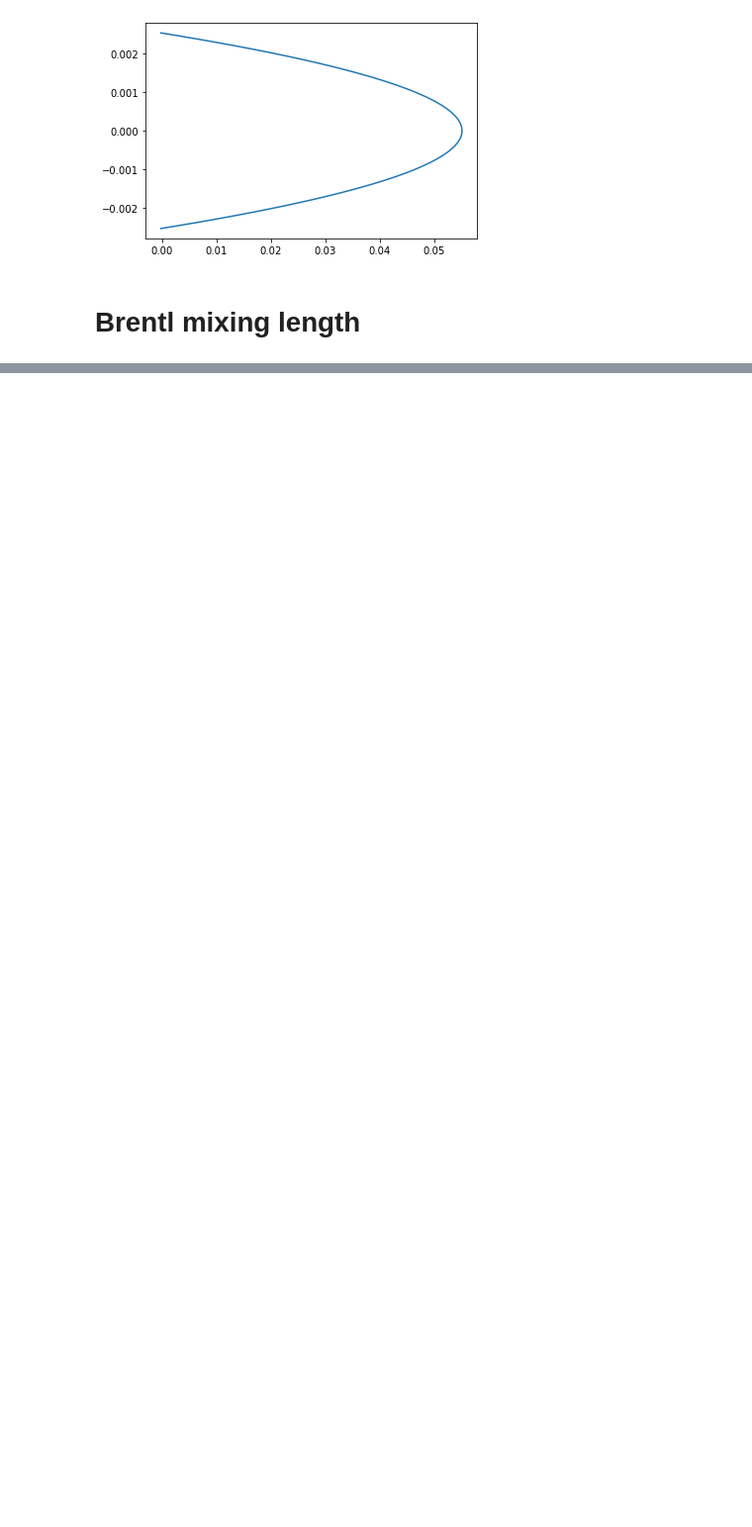
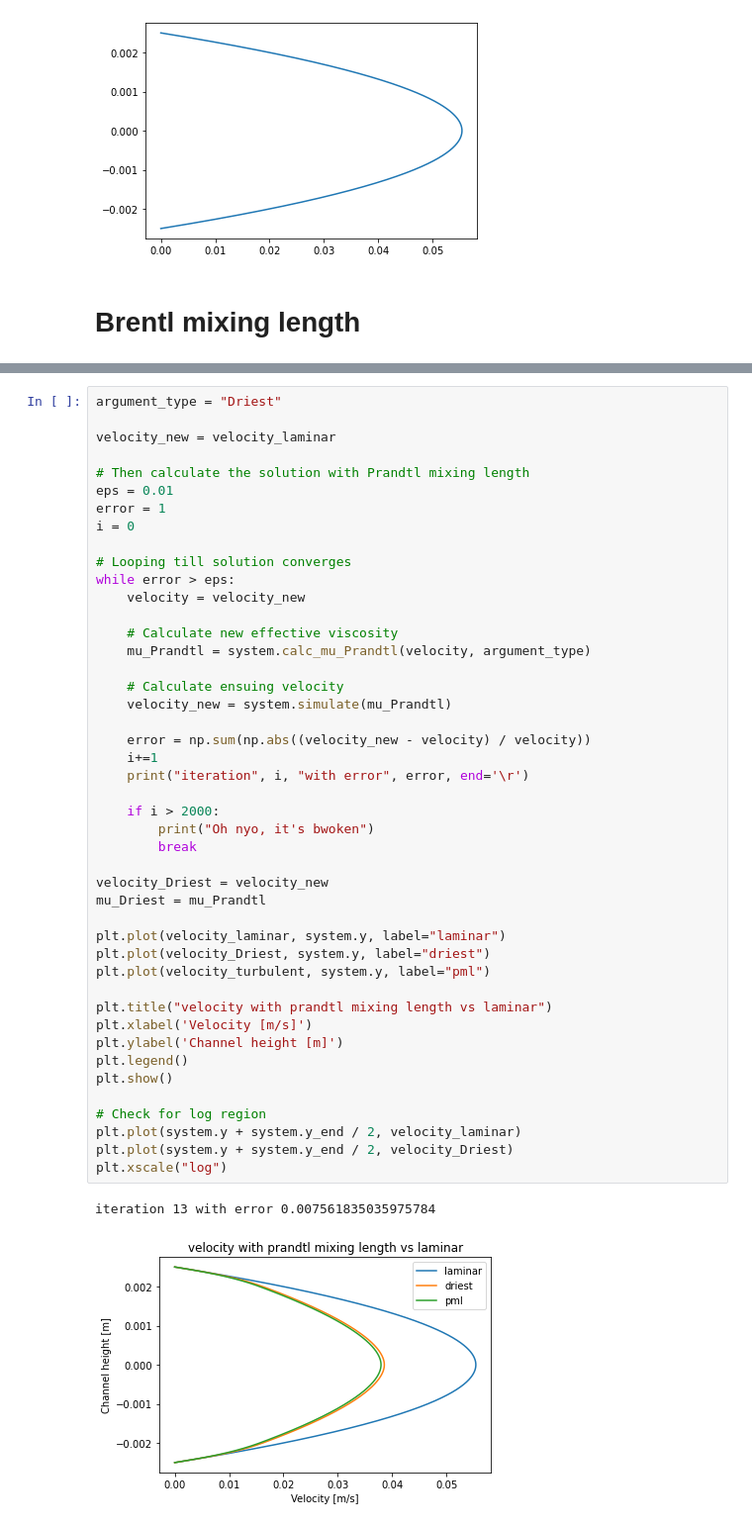
Before and after one commit to Toothpastefairy/comp_multphase_flow, a Jupyter notebook: bloodyguys.ipynb, the cells around one changed output, grey strips where cells are left out. Shown: that part at 99% size. Cells and saved outputs as stored; diff of their text form; blank space fills up the shorter version.

```diff
--- a/bloodyguys.ipynb
+++ b/bloodyguys.ipynb
@@ -125,0 +138,48 @@ plt.show()
+# %%
+argument_type = "Driest"
+
+velocity_new = velocity_laminar
+
+# Then calculate the solution with Prandtl mixing length
+eps = 0.01
+error = 1
+i = 0
+
+# Looping till solution converges
+while error > eps:
+    velocity = velocity_new
+
+    # Calculate new effective viscosity
+    mu_Prandtl = system.calc_mu_Prandtl(velocity, argument_type)
+
+    # Calculate ensuing velocity
+    velocity_new = system.simulate(mu_Prandtl)
+
+    error = np.sum(np.abs((velocity_new - velocity) / velocity))
+    i+=1
+    print("iteration", i, "with error", error, end='\r')
+
+    if i > 2000:
+        print("Oh nyo, it's bwoken")
+        break
+
+velocity_Driest = velocity_new
+mu_Driest = mu_Prandtl
+
+plt.plot(velocity_laminar, system.y, label="laminar")
+plt.plot(velocity_Driest, system.y, label="driest")
+plt.plot(velocity_turbulent, system.y, label="pml")
+
+plt.title("velocity with prandtl mixing length vs laminar")
+plt.xlabel('Velocity [m/s]')
+plt.ylabel('Channel height [m]')
+plt.legend()
+plt.show()
+
+# Check for log region
+plt.plot(system.y + system.y_end / 2, velocity_laminar)
+plt.plot(system.y + system.y_end / 2, velocity_Driest)
+plt.xscale("log")
+# %% [output]
+iteration 13 with error 0.007561835035975784
+[figure, added]
```
Also changed, not shown: parts of 7 cells of this notebook.
